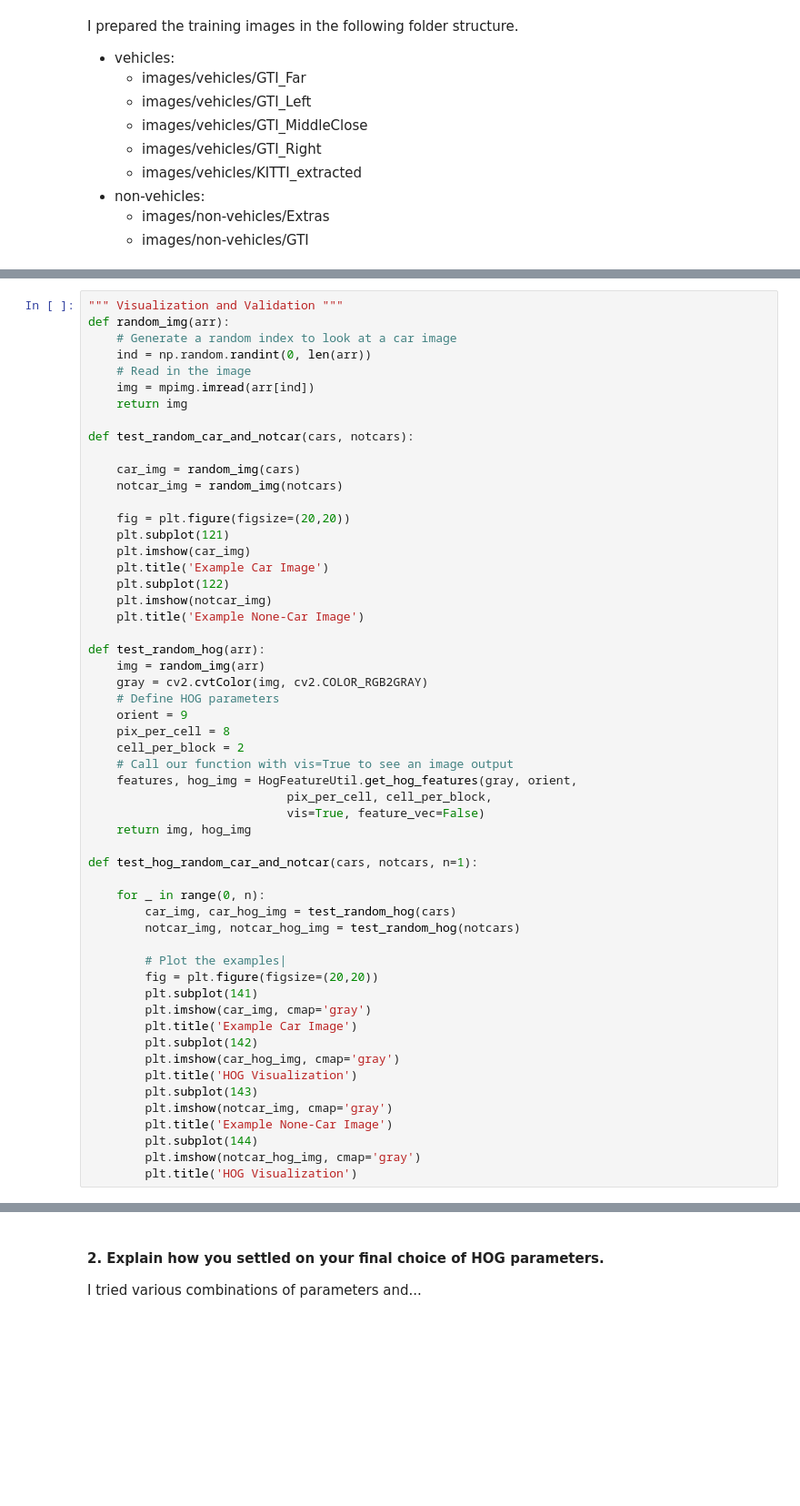
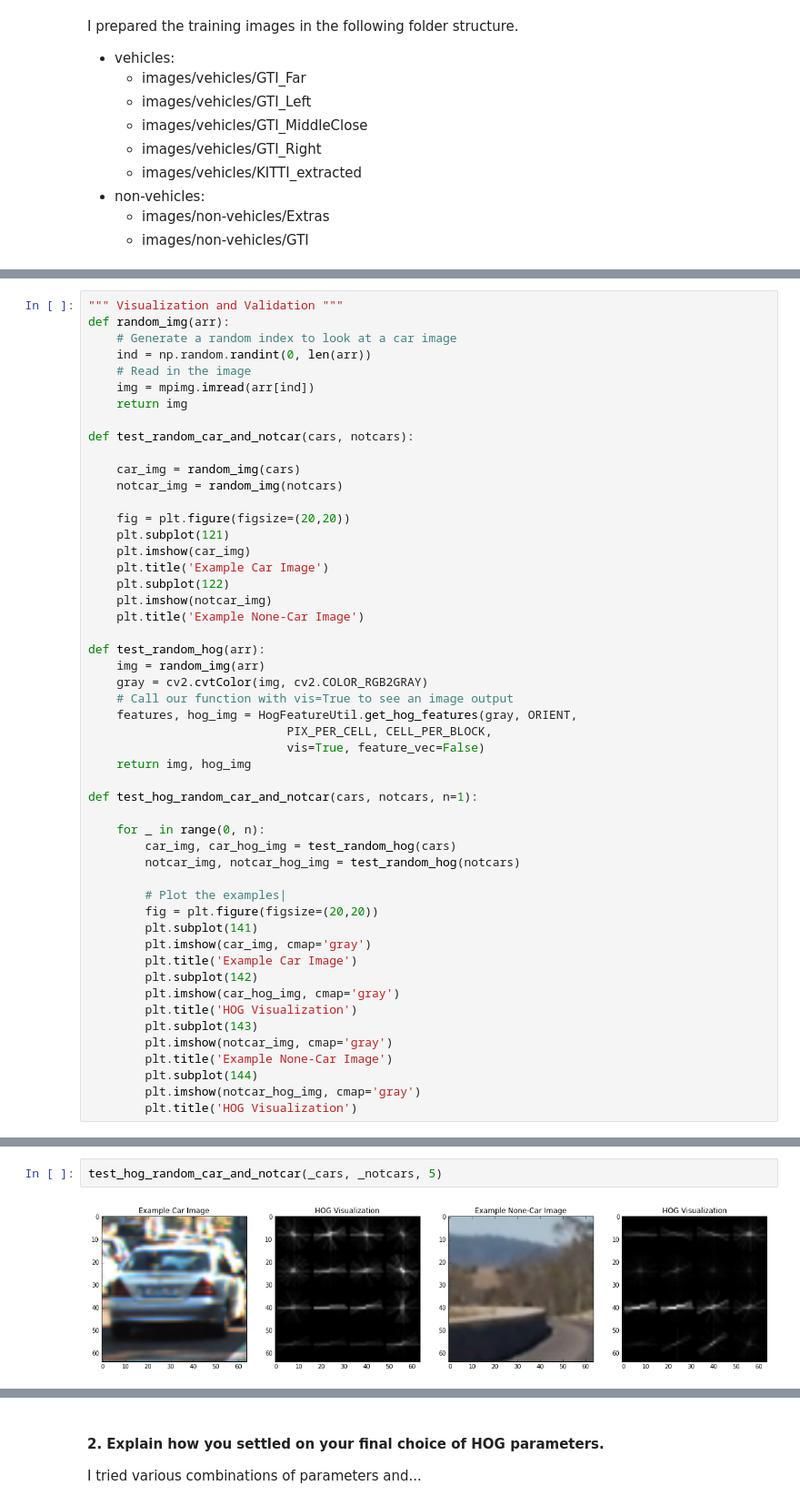
Before and after one commit to jasonhuh/CarND-Vehicle-Detection, a Jupyter notebook: CarND-Vehicle-Detection.ipynb, the cells around one changed output, grey strips where cells are left out. Shown at 91% size. Drawn from its saved outputs; the diff is of its cells as text; blank space fills up the shorter version.

```diff
--- a/CarND-Vehicle-Detection.ipynb
+++ b/CarND-Vehicle-Detection.ipynb
@@ -76,13 +94,9 @@ def test_random_car_and_notcar(cars, notcars):
 def test_random_hog(arr):
     img = random_img(arr)
     gray = cv2.cvtColor(img, cv2.COLOR_RGB2GRAY)
-    # Define HOG parameters
-    orient = 9
-    pix_per_cell = 8
-    cell_per_block = 2
     # Call our function with vis=True to see an image output
-    features, hog_img = HogFeatureUtil.get_hog_features(gray, orient,
-                            pix_per_cell, cell_per_block,
+    features, hog_img = HogFeatureUtil.get_hog_features(gray, ORIENT,
+                            PIX_PER_CELL, CELL_PER_BLOCK,
                             vis=True, feature_vec=False)
     return img, hog_img
 
@@ -123,0 +129,4 @@ test_hog_random_car_and_notcar(cars, notcars, 5)
+# %%
+test_hog_random_car_and_notcar(_cars, _notcars, 5)
+# %% [output]
+[figure, added]
```
Also changed, not shown: parts of 20 cells of this notebook.
